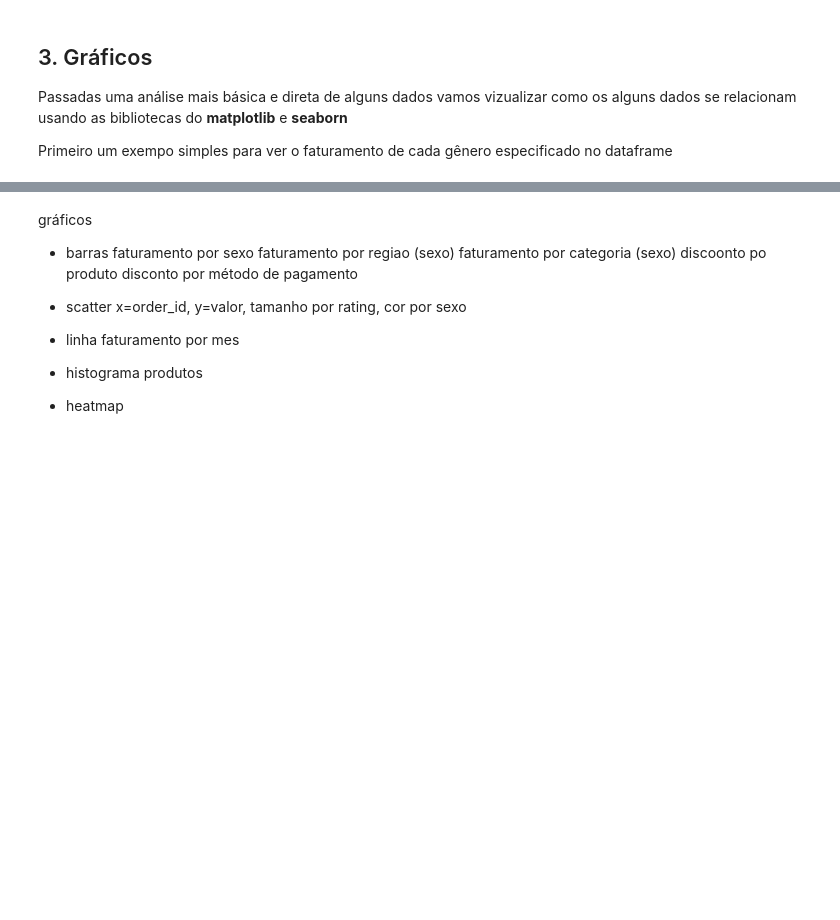
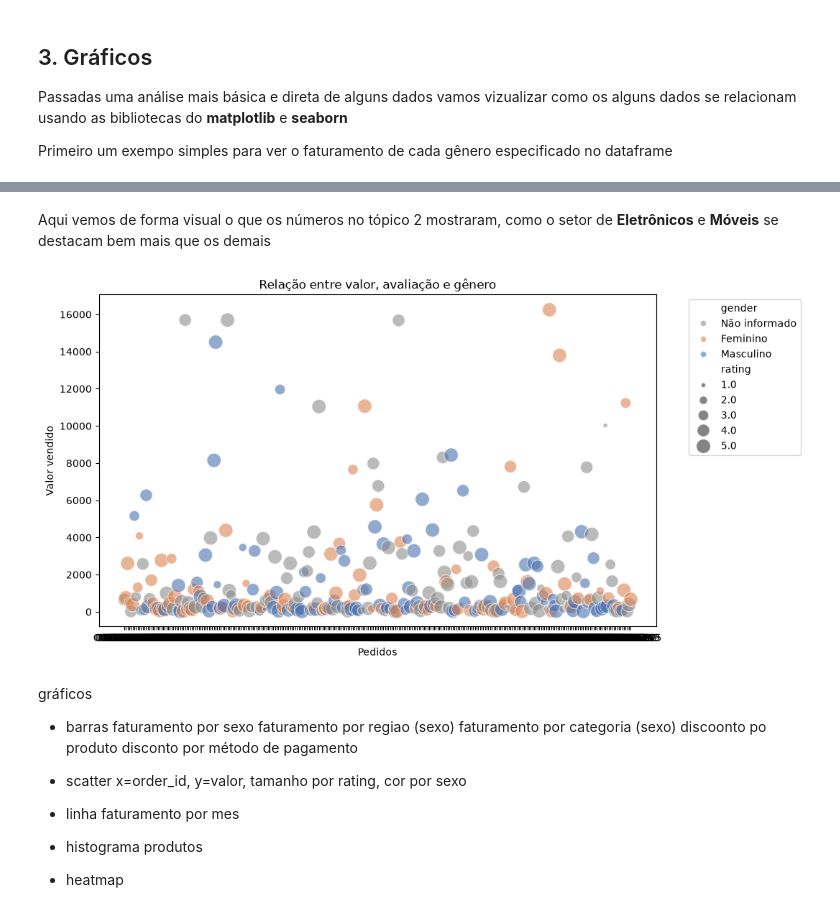
Before and after one commit to lucasrasia/analise_compras, a Jupyter notebook: notebook.ipynb, the cells around one changed output, grey strips where cells are left out. Cells and saved outputs as stored; diff of their text form; code cells hidden in the pictures; blank space fills up the shorter version.

Commit message:
gráfic sactter devendas e ratin e arrumei a linha de deletar duplicatas

```diff
--- a/notebook.ipynb
+++ b/notebook.ipynb
@@ -150,3 +175,20 @@ plt.plot()
+# %% [markdown]
+Aqui vemos de forma visual o que os números no tópico 2 mostraram, como o setor de **Eletrônicos** e **Móveis** se destacam bem mais que os demais
+# %%
+cores = {
+    "Masculino": "#4C72B0",  # Azul
+    "Feminino": "#DD8452",  # Laranja / Rosa
+    "Não informado": "#8C8C8C",  # Cinza
+}
+plt.figure(figsize=(10, 6))
+sns.scatterplot(x='order_id', y='total_value', alpha=0.6, size='rating', hue='gender', sizes=(20, 200), palette=cores, data=df)
+plt.title('Relação entre valor, avaliação e gênero')
+plt.ylabel('Valor vendido')
+plt.xlabel('Pedidos')
+plt.legend(bbox_to_anchor=(1.05, 1), loc="upper left")
+plt.show()
+# %% [output]
+[figure, added]
 # %% [markdown]
 gráficos
 - barras
```
Also changed, not shown: parts of 9 cells of this notebook.
